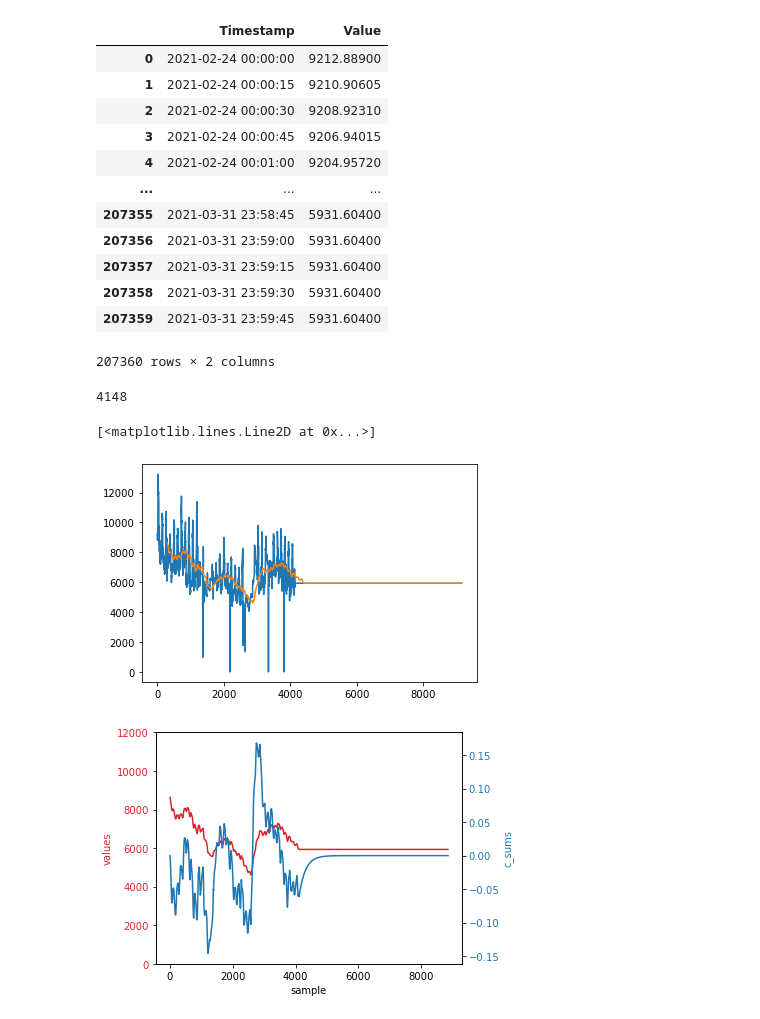
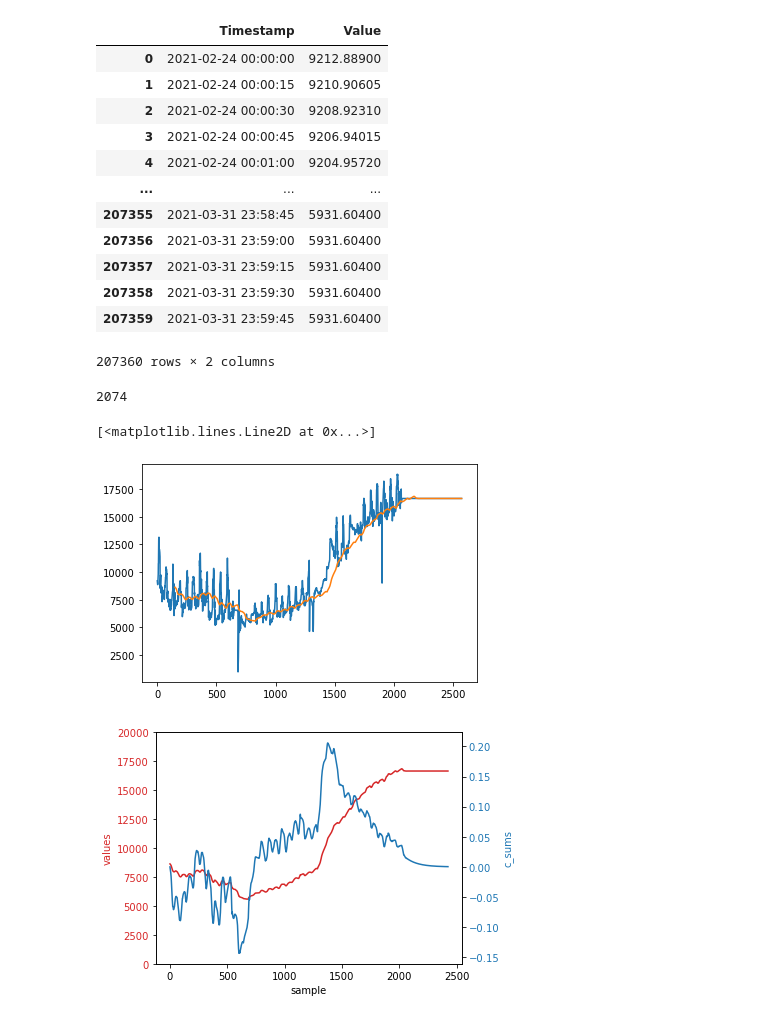
Before and after one commit to nacekoprivec/anomaly-detection, a Jupyter notebook: notebooks/cumulative.ipynb, the cells around one changed output. Cells and saved outputs as stored; diff of their text form; code cells hidden in the pictures.

```diff
--- a/notebooks/cumulative.ipynb
+++ b/notebooks/cumulative.ipynb
@@ -5,66 +5,67 @@ import matplotlib.pyplot as plt
 # %%
 df = pd.read_csv("../data/consumer/conductivity_data.csv")
 
 display(df)
-values = df["Value"].values[::50]
+values = df["Value"].values[::100]
 print(len(values))
 #values = np.ones(12000)
 
-#for i in range(8000, len(values)):
-#    values[i] += (i-8000)*1
+for i in range(1000, len(values)): #insert a trend into data
+    values[i] += +(i-1000)*10
 
-values = np.append(values, np.ones(5000)*values[-1])
+values = np.append(values, np.ones(500)*values[-1])
 plt.plot(values)
 
-values = np.convolve(values, np.ones(300)/300, mode='valid')
-plt.plot(range(300, 300+len(values)),values)
+values = np.convolve(values, np.ones(150)/150, mode='valid') #make moving average
+plt.plot(range(150, 150+len(values)),values)
 #plt.ylim([0, 15000])
 
 
 #t = np.linspace(0, 10, 100)
 #values = np.sin(t) + np.random.rand(100)*0.1
 # %% [output]
 |  | Timestamp | Value |
 | 0 | 2021-02-24 00:00:00 | 9212.88900 |
 | 1 | 2021-02-24 00:00:15 | 9210.90605 |
 | 2 | 2021-02-24 00:00:30 | 9208.92310 |
 | 3 | 2021-02-24 00:00:45 | 9206.94015 |
 | 4 | 2021-02-24 00:01:00 | 9204.95720 |
 | ... | ... | ... |
 | 207355 | 2021-03-31 23:58:45 | 5931.60400 |
 | 207356 | 2021-03-31 23:59:00 | 5931.60400 |
 | 207357 | 2021-03-31 23:59:15 | 5931.60400 |
 | 207358 | 2021-03-31 23:59:30 | 5931.60400 |
 | 207359 | 2021-03-31 23:59:45 | 5931.60400 |
 207360 rows × 2 columns
-4148
+2074
 [<matplotlib.lines.Line2D at 0x...>]
-[figure, old version]
+[figure, new version]
 # %%
 c_sum = 0
 c_sums = [0]
-decay = 0.005
+decay = 0.01 #larger decay -> sum returns to neutral faster (good if we also want to detect trend shifts)
+
 for i in range(1, len(values)):
     c_sum *=(1-decay)
-    c_sum += np.sign(values[i] - values[i-1])*(np.abs((values[i] - values[i-1])/values[i]))
+    c_sum += (values[i] - values[i-1])/np.abs(values[i])
     c_sums.append(c_sum)
 
 fig, ax1 = plt.subplots()
 color = 'tab:red'
 ax1.set_xlabel('sample')
-ax1.set_ylim([0, 12000])
+ax1.set_ylim([0, 20000])
 ax1.set_ylabel('values', color=color)
 ax1.plot(values, color=color)
 ax1.tick_params(axis='y', labelcolor=color)
 
-ax2 = ax1.twinx()  # instantiate a second axes that shares the same x-axis
+ax2 = ax1.twinx()
 
 color = 'tab:blue'
-ax2.set_ylabel('c_sums', color=color)  # we already handled the x-label with ax1
+ax2.set_ylabel('c_sums', color=color)
 ax2.plot(c_sums, color=color)
 ax2.tick_params(axis='y', labelcolor=color)
 
-fig.tight_layout()  # otherwise the right y-label is slightly clipped
+fig.tight_layout()
 plt.show()
 # %% [output]
-[figure, old version]
+[figure, new version]
```
Also changed, not shown: 10 other files.
